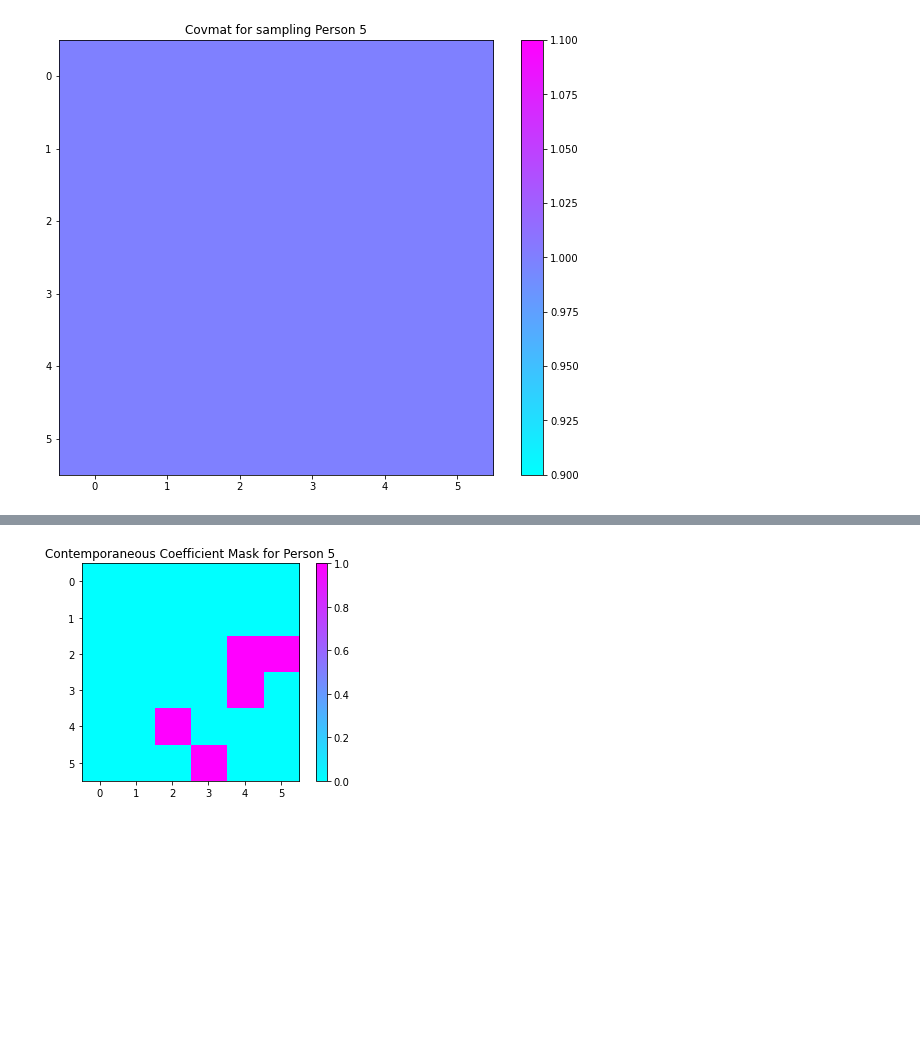
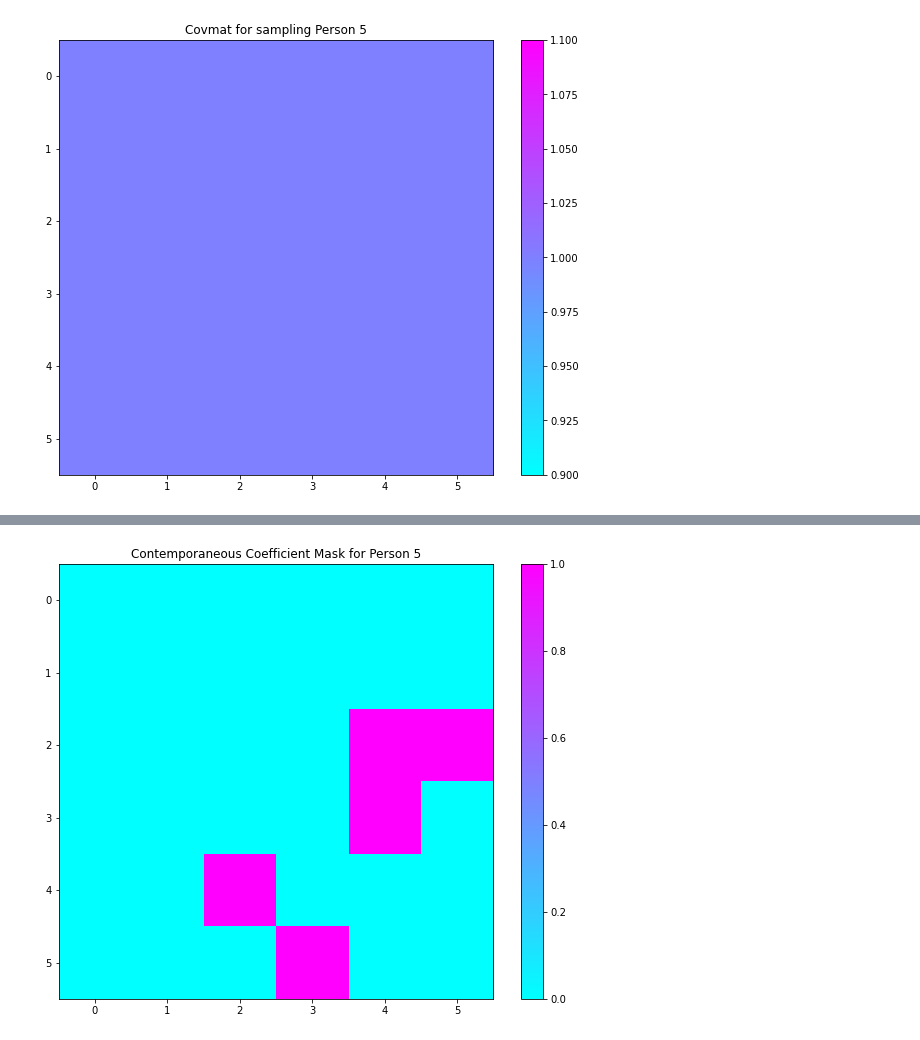
Before and after one commit to bangari-19/Collaborative-CIFAR-Project-, a Jupyter notebook: Module_Generation.ipynb, the cells around one changed output, grey strips where cells are left out. Saved outputs shown, nothing was run; the diff lists cells and outputs as text; code cells hidden in the pictures; blank space fills up the shorter version.

```diff
--- a/Module_Generation.ipynb
+++ b/Module_Generation.ipynb
@@ -93,11 +100,13 @@ plt.savefig('contempmat_%i.png'%number)
 # plt.matshow(newcov)
 # plt.colorbar()
 # %%
+fig=plt.figure(10, figsize=(10,8))
+fig.patch.set_facecolor('white')
 maskA = make_mask(A, contemp=False)
 plt.imshow(maskA)
 plt.title('Contemporaneous Coefficient Mask for Person %i'%number)
 plt.colorbar()
 plt.savefig('contempmask_%i.png'%number)
 # %% [output]
-[figure, old version]
+[figure, new version]
 # %%
```
Also changed, not shown: parts of 6 cells of this notebook, 9 other files.
